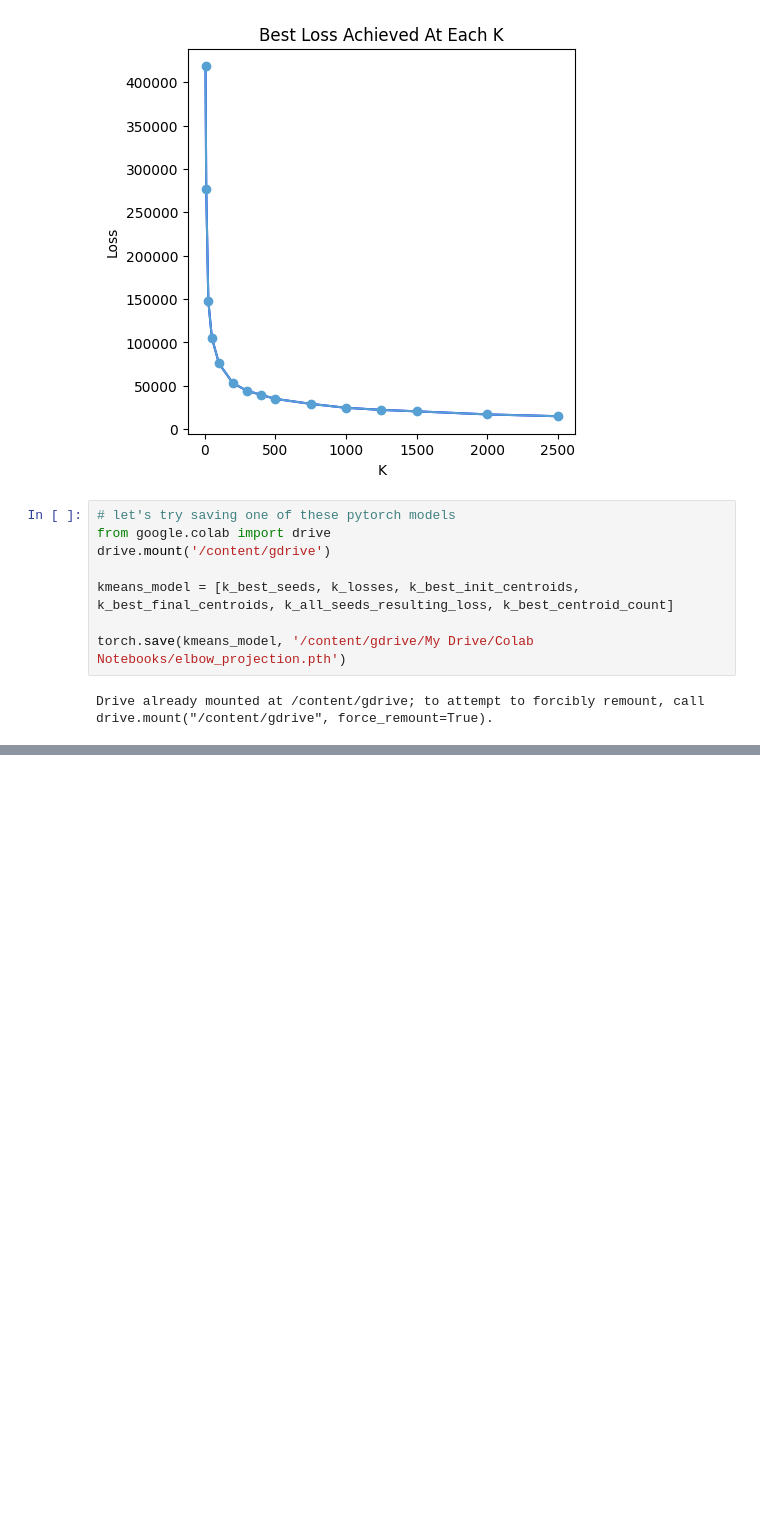
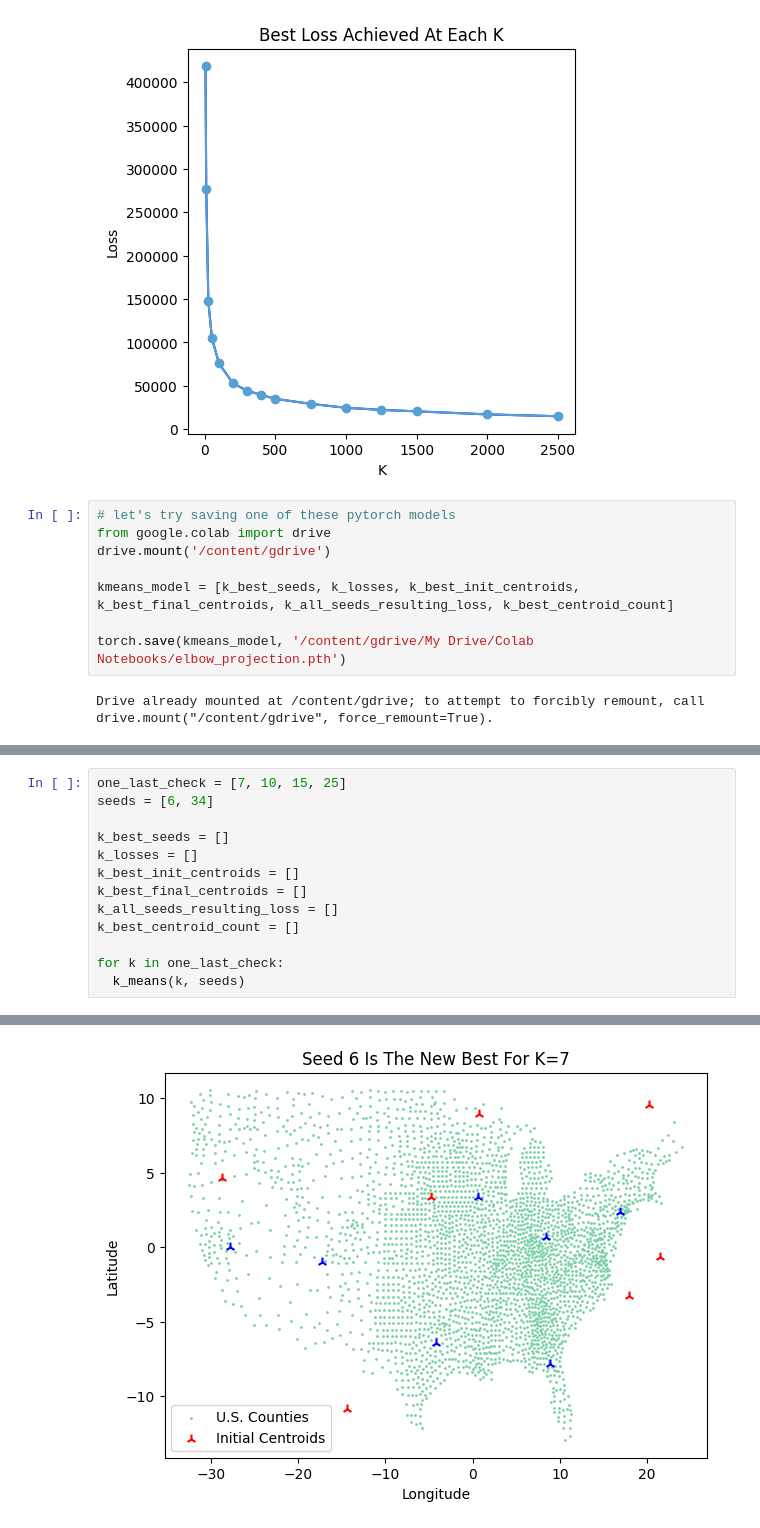
Before and after one commit to Tyrowo/county-population-clustering, a Jupyter notebook: K-Means Clustering.ipynb, the cells around one changed output, grey strips where cells are left out. Cells and saved outputs as stored; diff of their text form; blank space fills up the shorter version.

```diff
--- a/K-Means Clustering.ipynb
+++ b/K-Means Clustering.ipynb
@@ -674,0 +844,14 @@ Drive already mounted at /content/gdrive; to attempt to forcibly remount, call d
+# %%
+one_last_check = [7, 10, 15, 25]
+seeds = [6, 34]
+
+k_best_seeds = []
+k_losses = []
+k_best_init_centroids = []
+k_best_final_centroids = []
+k_all_seeds_resulting_loss = []
+k_best_centroid_count = []
+
+for k in one_last_check:
+  k_means(k, seeds)
+# %% [output]
@@ -674,0 +875 @@ Drive already mounted at /content/gdrive; to attempt to forcibly remount, call d
+[figure, added]
```
Also changed, not shown: parts of 12 cells of this notebook.
